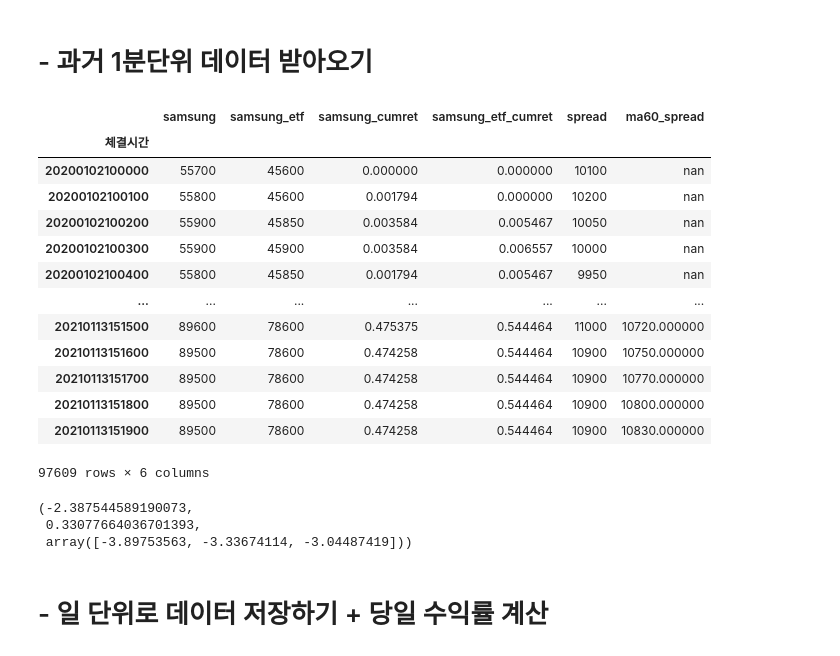
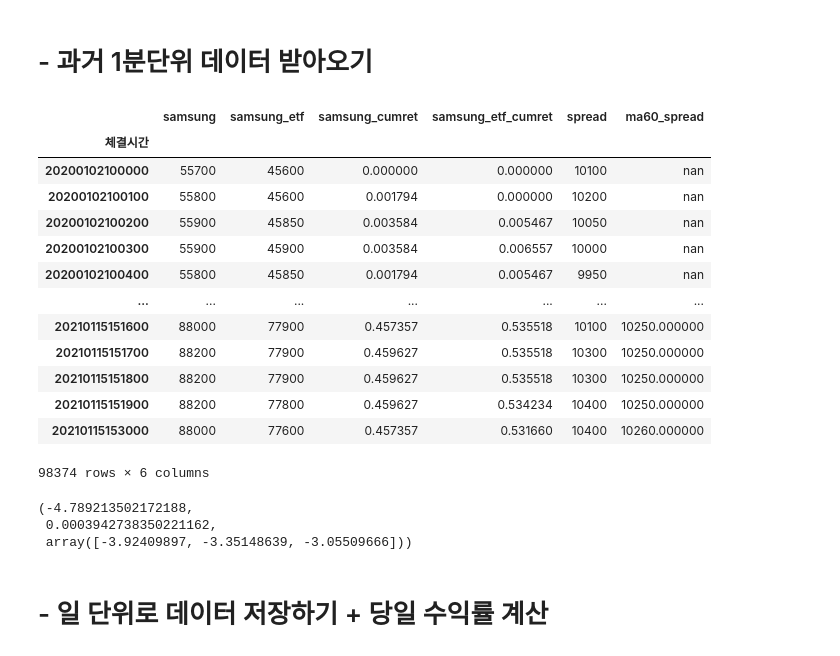
Before and after one commit to hyungchanchoi/AlgorithmTrading_pykiwoom, a Jupyter notebook: data analysis/_samsung_kodex_samsung_analy.ipynb, the cells around one changed output. Cells and saved outputs as stored; diff of their text form; code cells hidden in the pictures.

```diff
--- a/data analysis/_samsung_kodex_samsung_analy.ipynb
+++ b/data analysis/_samsung_kodex_samsung_analy.ipynb
@@ -34,53 +32,51 @@ def one_day(temp,test_day):
 # %% [markdown]
 # - 과거 1분단위 데이터 받아오기
 # %%
-now = '20210113'
-
-w = '20210113'
+now = '20210117'
 
 samsung = pd.read_pickle('삼성전자(m)_'+now)
 samsung_etf = pd.read_pickle('삼성전자우(m)_'+now)
 
 temp =  pd.merge(left = samsung , right = samsung_etf, how = "inner", on = "체결시간")
 temp = temp.set_index('체결시간')
 temp.columns = ['samsung','volume','samsung_etf','volume']
 temp = temp[['samsung','samsung_etf']]
 
 temp['samsung']=pd.to_numeric(temp['samsung'])
 temp['samsung_etf']=pd.to_numeric(temp['samsung_etf'])
 
 temp['samsung']=abs(temp['samsung'])
 temp['samsung_etf']=abs(temp['samsung_etf'])
 
 temp['samsung_cumret'] = np.log(temp['samsung']/temp['samsung'][0])
 temp['samsung_etf_cumret'] = np.log(temp['samsung_etf']/temp['samsung_etf'][0])
 temp['samsung_etf'] = temp['samsung_etf']
 temp['spread'] = temp['samsung'] - temp['samsung_etf']
 temp['ma60_spread'] = temp['spread'].rolling(window=10, center=False).mean()
 
 temp
 # %% [output]
 |  | samsung | samsung_etf | samsung_cumret | samsung_etf_cumret | spread | ma60_spread |
 | 체결시간 |  |  |  |  |  |  |
 | 20200102100000 | 55700 | 45600 | 0.000000 | 0.000000 | 10100 | nan |
 | 20200102100100 | 55800 | 45600 | 0.001794 | 0.000000 | 10200 | nan |
 | 20200102100200 | 55900 | 45850 | 0.003584 | 0.005467 | 10050 | nan |
 | 20200102100300 | 55900 | 45900 | 0.003584 | 0.006557 | 10000 | nan |
 | 20200102100400 | 55800 | 45850 | 0.001794 | 0.005467 | 9950 | nan |
 | ... | ... | ... | ... | ... | ... | ... |
-| 20210113151500 | 89600 | 78600 | 0.475375 | 0.544464 | 11000 | 10720.000000 |
-| 20210113151600 | 89500 | 78600 | 0.474258 | 0.544464 | 10900 | 10750.000000 |
-| 20210113151700 | 89500 | 78600 | 0.474258 | 0.544464 | 10900 | 10770.000000 |
-| 20210113151800 | 89500 | 78600 | 0.474258 | 0.544464 | 10900 | 10800.000000 |
-| 20210113151900 | 89500 | 78600 | 0.474258 | 0.544464 | 10900 | 10830.000000 |
+| 20210115151600 | 88000 | 77900 | 0.457357 | 0.535518 | 10100 | 10250.000000 |
+| 20210115151700 | 88200 | 77900 | 0.459627 | 0.535518 | 10300 | 10250.000000 |
+| 20210115151800 | 88200 | 77900 | 0.459627 | 0.535518 | 10300 | 10250.000000 |
+| 20210115151900 | 88200 | 77800 | 0.459627 | 0.534234 | 10400 | 10250.000000 |
+| 20210115153000 | 88000 | 77600 | 0.457357 | 0.531660 | 10400 | 10260.000000 |
-97609 rows × 6 columns
+98374 rows × 6 columns
 # %%
-y = coint(temp['samsung_etf'][-10000:],temp['samsung'][-10000:])
+y = coint(temp['samsung_etf'][-400:],temp['samsung'][-400:])
 y
 # %% [output]
-(-2.387544589190073,
- 0.33077664036701393,
- array([-3.89753563, -3.33674114, -3.04487419]))
+(-4.789213502172188,
+ 0.0003942738350221162,
+ array([-3.92409897, -3.35148639, -3.05509666]))
 # %% [markdown]
 # - 일 단위로 데이터 저장하기 + 당일 수익률 계산
 # %%
```
Also changed, not shown: parts of 2 cells of this notebook, 20 other files.
